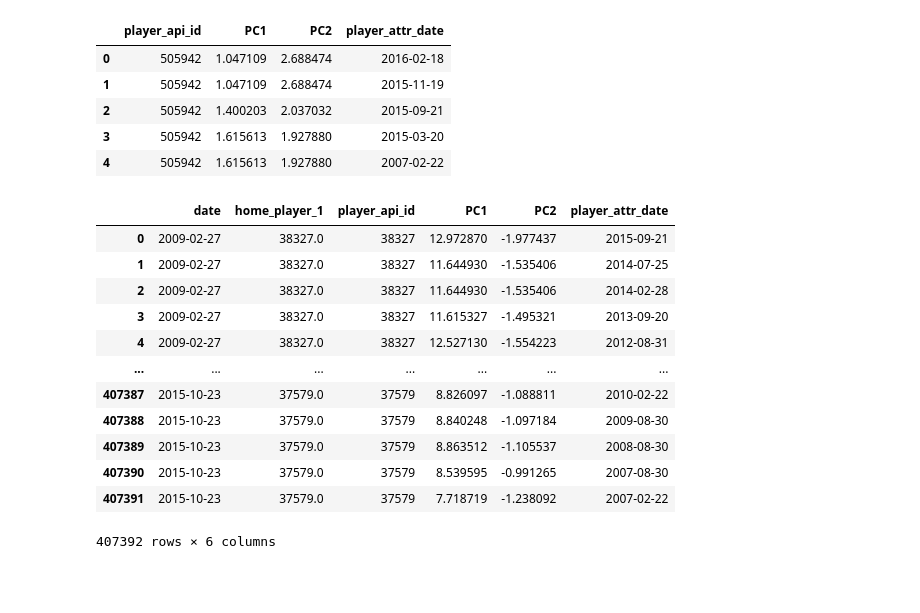
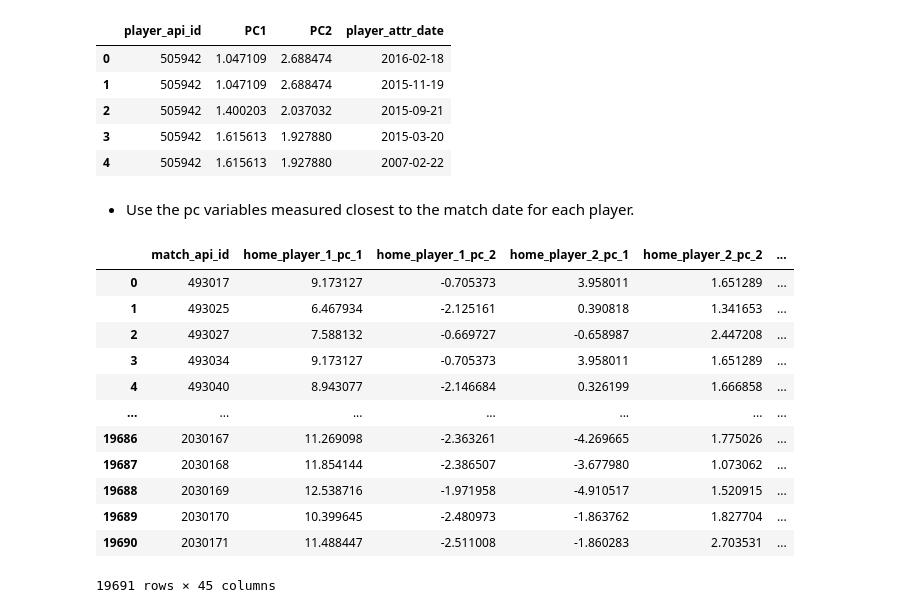
Before and after one commit to Dyouvrean/Football-match-prediction, a Jupyter notebook: project_Jun.ipynb, the cells around one changed output. Saved outputs shown, nothing was run; the diff lists cells and outputs as text; code cells hidden in the pictures; blank space fills up the shorter version.

```diff
--- a/project_Jun.ipynb
+++ b/project_Jun.ipynb
@@ -1680,20 +1680,7 @@ df_num_attr_pc.head()
 | 2 | 505942 | 1.400203 | 2.037032 | 2015-09-21 |
 | 3 | 505942 | 1.615613 | 1.927880 | 2015-03-20 |
 | 4 | 505942 | 1.615613 | 1.927880 | 2007-02-22 |
-# %%
-df_match_lineup[["date", "home_player_1"]].merge(df_num_attr_pc,
-                                                 how = "left", left_on = "home_player_1", right_on = "player_api_id")
-# %% [output]
-|  | date | home_player_1 | player_api_id | PC1 | PC2 | player_attr_date |
-| 0 | 2009-02-27 | 38327.0 | 38327 | 12.972870 | -1.977437 | 2015-09-21 |
-| 1 | 2009-02-27 | 38327.0 | 38327 | 11.644930 | -1.535406 | 2014-07-25 |
-| 2 | 2009-02-27 | 38327.0 | 38327 | 11.644930 | -1.535406 | 2014-02-28 |
-| 3 | 2009-02-27 | 38327.0 | 38327 | 11.615327 | -1.495321 | 2013-09-20 |
-| 4 | 2009-02-27 | 38327.0 | 38327 | 12.527130 | -1.554223 | 2012-08-31 |
-| ... | ... | ... | ... | ... | ... | ... |
-| 407387 | 2015-10-23 | 37579.0 | 37579 | 8.826097 | -1.088811 | 2010-02-22 |
-| 407388 | 2015-10-23 | 37579.0 | 37579 | 8.840248 | -1.097184 | 2009-08-30 |
-| 407389 | 2015-10-23 | 37579.0 | 37579 | 8.863512 | -1.105537 | 2008-08-30 |
-| 407390 | 2015-10-23 | 37579.0 | 37579 | 8.539595 | -0.991265 | 2007-08-30 |
-| 407391 | 2015-10-23 | 37579.0 | 37579 | 7.718719 | -1.238092 | 2007-02-22 |
-407392 rows × 6 columns
+# %% [markdown]
+- Use the pc variables measured closest to the match date for each player.
+# %%
+df_all = df_match_lineup[["match_api_id"]]
@@ -1699,0 +1721,16 @@ df_match_lineup[["date", "home_player_1"]].merge(df_num_attr_pc,
+# %%
+df_all
+# %% [output]
+|  | match_api_id | home_player_1_pc_1 | home_player_1_pc_2 | home_player_2_pc_1 | home_player_2_pc_2 | ... |
+| 0 | 493017 | 9.173127 | -0.705373 | 3.958011 | 1.651289 | ... |
+| 1 | 493025 | 6.467934 | -2.125161 | 0.390818 | 1.341653 | ... |
+| 2 | 493027 | 7.588132 | -0.669727 | -0.658987 | 2.447208 | ... |
+| 3 | 493034 | 9.173127 | -0.705373 | 3.958011 | 1.651289 | ... |
+| 4 | 493040 | 8.943077 | -2.146684 | 0.326199 | 1.666858 | ... |
+| ... | ... | ... | ... | ... | ... | ... |
+| 19686 | 2030167 | 11.269098 | -2.363261 | -4.269665 | 1.775026 | ... |
+| 19687 | 2030168 | 11.854144 | -2.386507 | -3.677980 | 1.073062 | ... |
+| 19688 | 2030169 | 12.538716 | -1.971958 | -4.910517 | 1.520915 | ... |
+| 19689 | 2030170 | 10.399645 | -2.480973 | -1.863762 | 1.827704 | ... |
+| 19690 | 2030171 | 11.488447 | -2.511008 | -1.860283 | 2.703531 | ... |
+19691 rows × 45 columns
```
Also changed, not shown: parts of 62 cells of this notebook.
